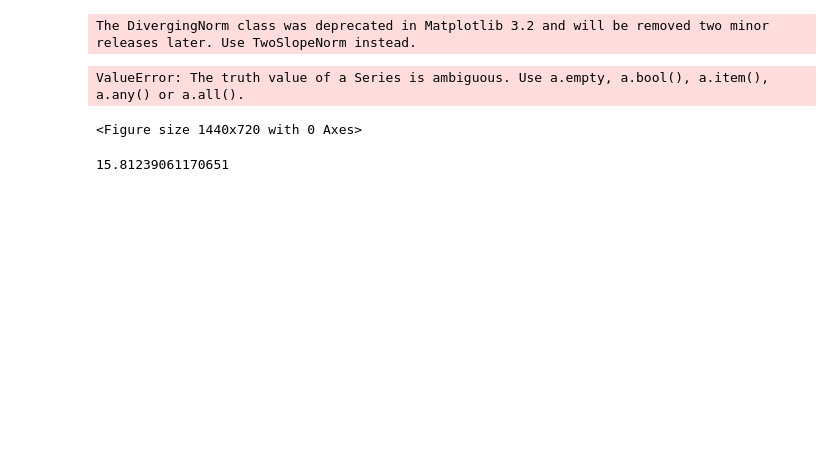
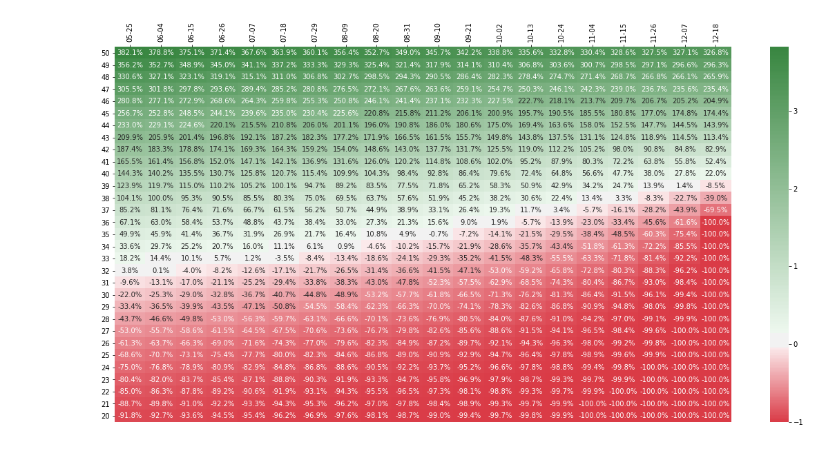
Before and after one commit to grivescorbett/pyoptionprofit, a Jupyter notebook: pyoptionprofit.ipynb, the cells around one changed output. Drawn from its saved outputs; the diff is of its cells as text; code cells hidden in the pictures; blank space fills up the shorter version.

```diff
--- a/pyoptionprofit.ipynb
+++ b/pyoptionprofit.ipynb
@@ -46,25 +46,19 @@ df_option_prices = pd.DataFrame([
 # %%
 return_pcts = (df_option_prices / contract_price) - 1
 plt.figure(figsize=(20,10))
 
 colors = [(1,0,0), (1,1,1), (0,1,0)]
 cm = LinearSegmentedColormap.from_list('my_list', colors, N=10)
-divnorm = DivergingNorm(vmin=df_option_prices.min().min(), vcenter=0, vmax=df_option_prices.max())
+divnorm = TwoSlopeNorm(vcenter=0, vmin=-1, vmax=df_option_prices.max().max())
 ax = sb.heatmap(
     return_pcts,
     annot=True,
     fmt = '.1%',
     norm = divnorm,
     cmap = sb.diverging_palette(h_neg=10, h_pos=130, as_cmap=True))
 ax.xaxis.set_ticks_position('top')
 ax.set_xticklabels(df_option_prices.columns.strftime('%m-%d'), rotation=90)
 ax.set_yticklabels(df_option_prices.index, rotation=0)
 plt.show()
 # %% [output]
-The DivergingNorm class was deprecated in Matplotlib 3.2 and will be removed two minor releases later. Use TwoSlopeNorm instead.
-ValueError: The truth value of a Series is ambiguous. Use a.empty, a.bool(), a.item(), a.any() or a.all().
-<Figure size 1440x720 with 0 Axes>
+[figure, added]
-# %%
-df_option_prices.max().max()
-# %% [output]
-15.81239061170651
```
Also changed, not shown: parts of 1 cell of this notebook.
